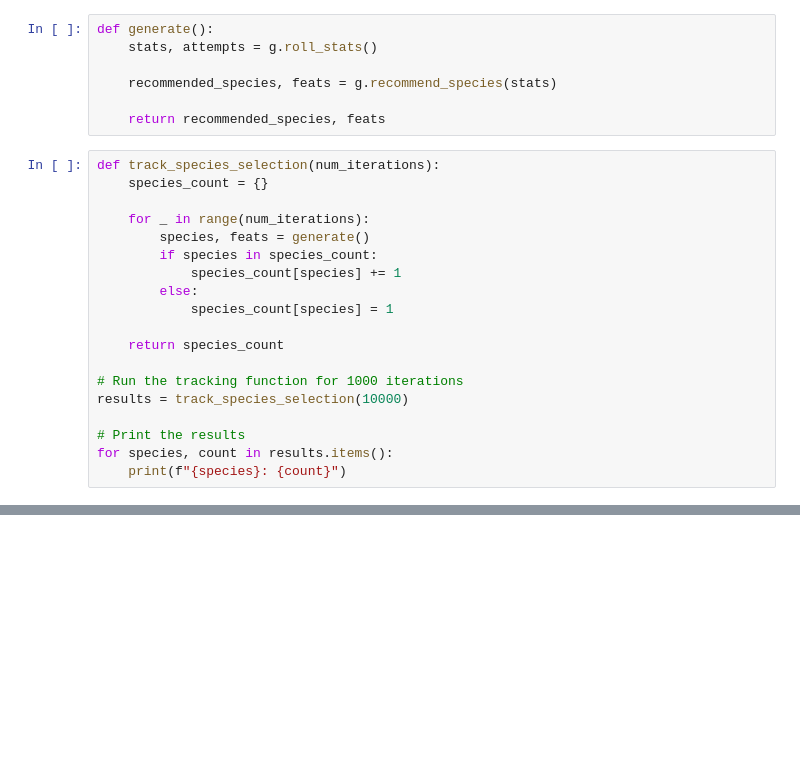
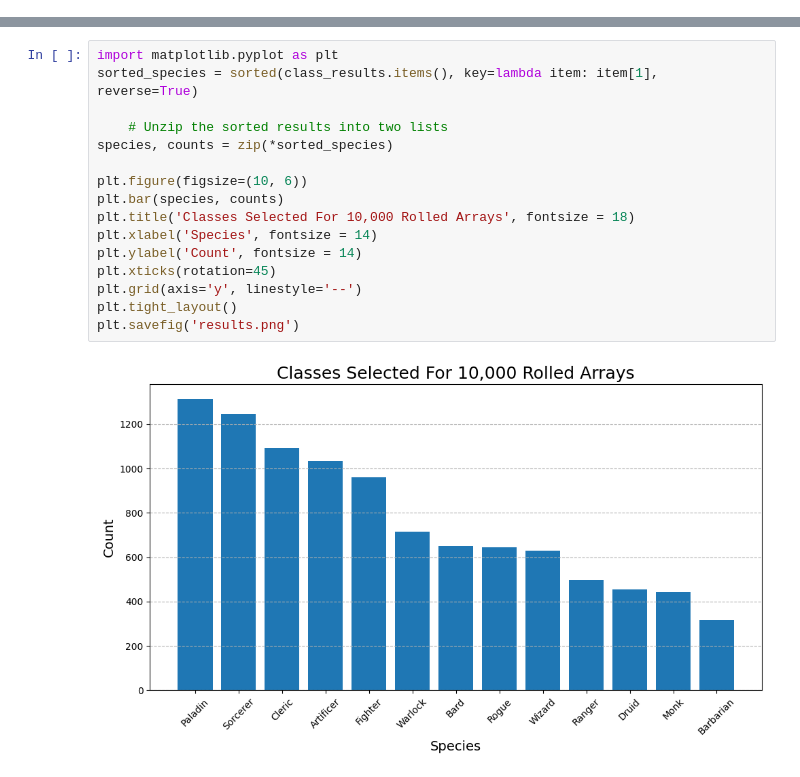
Before and after one commit to simonhansedasi/char_gen, a Jupyter notebook: simulation.ipynb, the cells around one changed output, grey strips where cells are left out. Saved outputs shown, nothing was run; the diff lists cells and outputs as text; blank space fills up the shorter version.

```diff
--- a/simulation.ipynb
+++ b/simulation.ipynb
@@ -3,26 +3,0 @@ import gen as g
-# %%
-def generate():
-    stats, attempts = g.roll_stats()
-
-    recommended_species, feats = g.recommend_species(stats)
-
-    return recommended_species, feats
-# %%
-def track_species_selection(num_iterations):
-    species_count = {}
-
-    for _ in range(num_iterations):
-        species, feats = generate()
-        if species in species_count:
-            species_count[species] += 1
-        else:
-            species_count[species] = 1
-
-    return species_count
-
-# Run the tracking function for 1000 iterations
-results = track_species_selection(10000)
-
-# Print the results
-for species, count in results.items():
-    print(f"{species}: {count}")
@@ -61,0 +106,18 @@ plt.savefig('results.png')
+# %%
+import matplotlib.pyplot as plt
+sorted_species = sorted(class_results.items(), key=lambda item: item[1], reverse=True)
+
+    # Unzip the sorted results into two lists
+species, counts = zip(*sorted_species)
+
+plt.figure(figsize=(10, 6))
+plt.bar(species, counts)
+plt.title('Classes Selected For 10,000 Rolled Arrays', fontsize = 18)
+plt.xlabel('Species', fontsize = 14)
+plt.ylabel('Count', fontsize = 14)
+plt.xticks(rotation=45)
+plt.grid(axis='y', linestyle='--')
+plt.tight_layout()
+plt.savefig('results.png')
+# %% [output]
+[figure, added]
```
Also changed, not shown: parts of 6 cells of this notebook, 6 other files.
